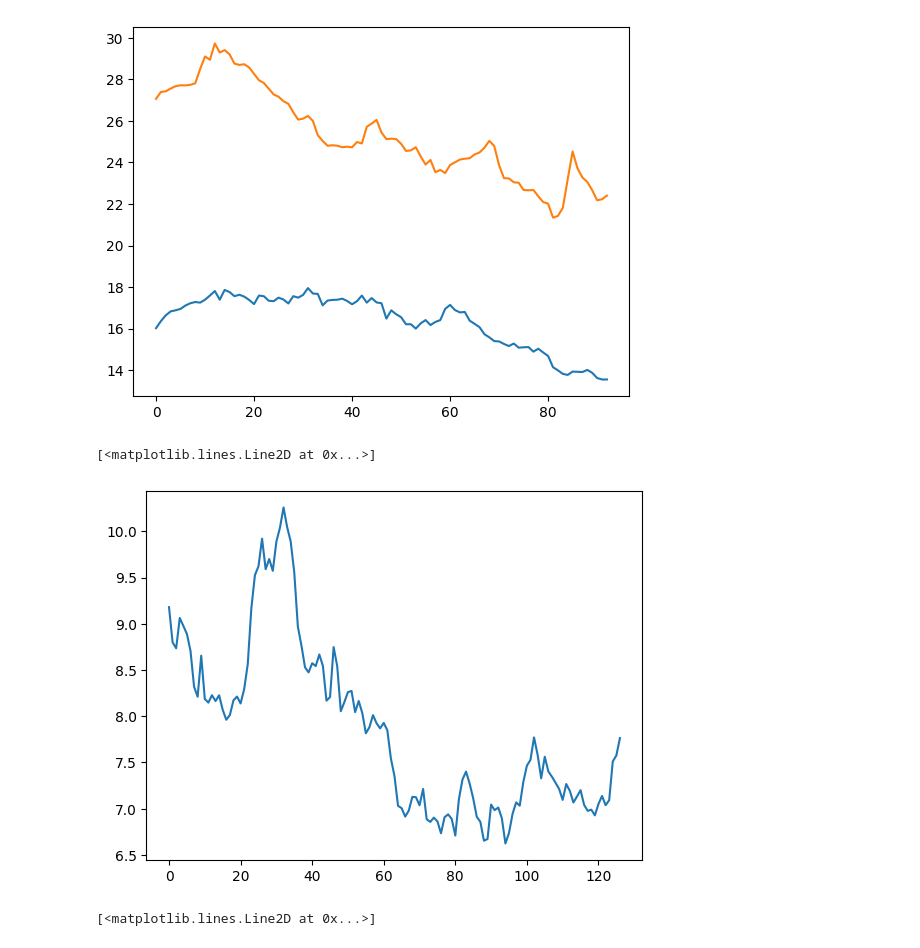
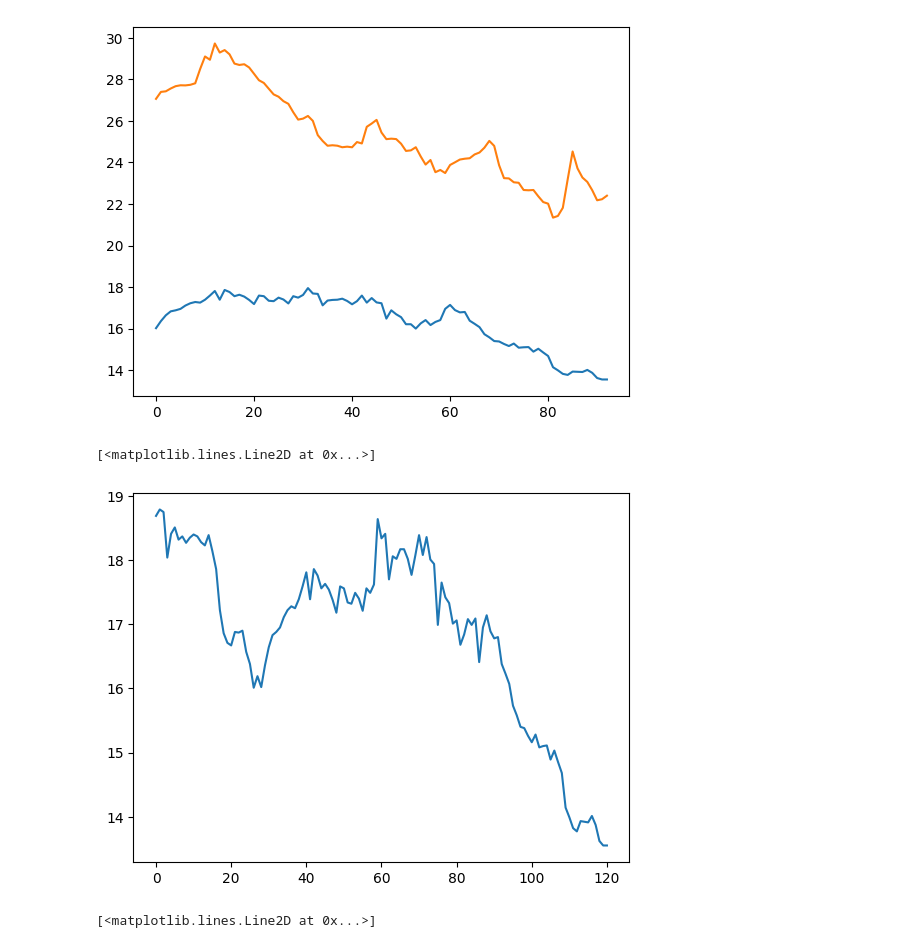
Before and after one commit to SoulDancer27/financial_tools, a Jupyter notebook: bonds/general_parser.ipynb, the cells around one changed output. Saved outputs shown, nothing was run; the diff lists cells and outputs as text; code cells hidden in the pictures.

```diff
--- a/bonds/general_parser.ipynb
+++ b/bonds/general_parser.ipynb
@@ -81,10 +321,10 @@ plt.plot(trades_dict["NSKATD-03"]["ytm"])
 [<matplotlib.lines.Line2D at 0x...>]
 [figure]
 # %%
-plt.plot(trades_dict['ПАО ЛК Европлан 001P-09']["premium"])
+plt.plot(trades_dict["ГТЛК 2P-07"]["risk_free_yield"])
 # %% [output]
 [<matplotlib.lines.Line2D at 0x...>]
-[figure, old version]
+[figure, new version]
 # %%
 average_premium = np.zeros(30)
 # %%
```
Also changed, not shown: parts of 4 cells of this notebook.
